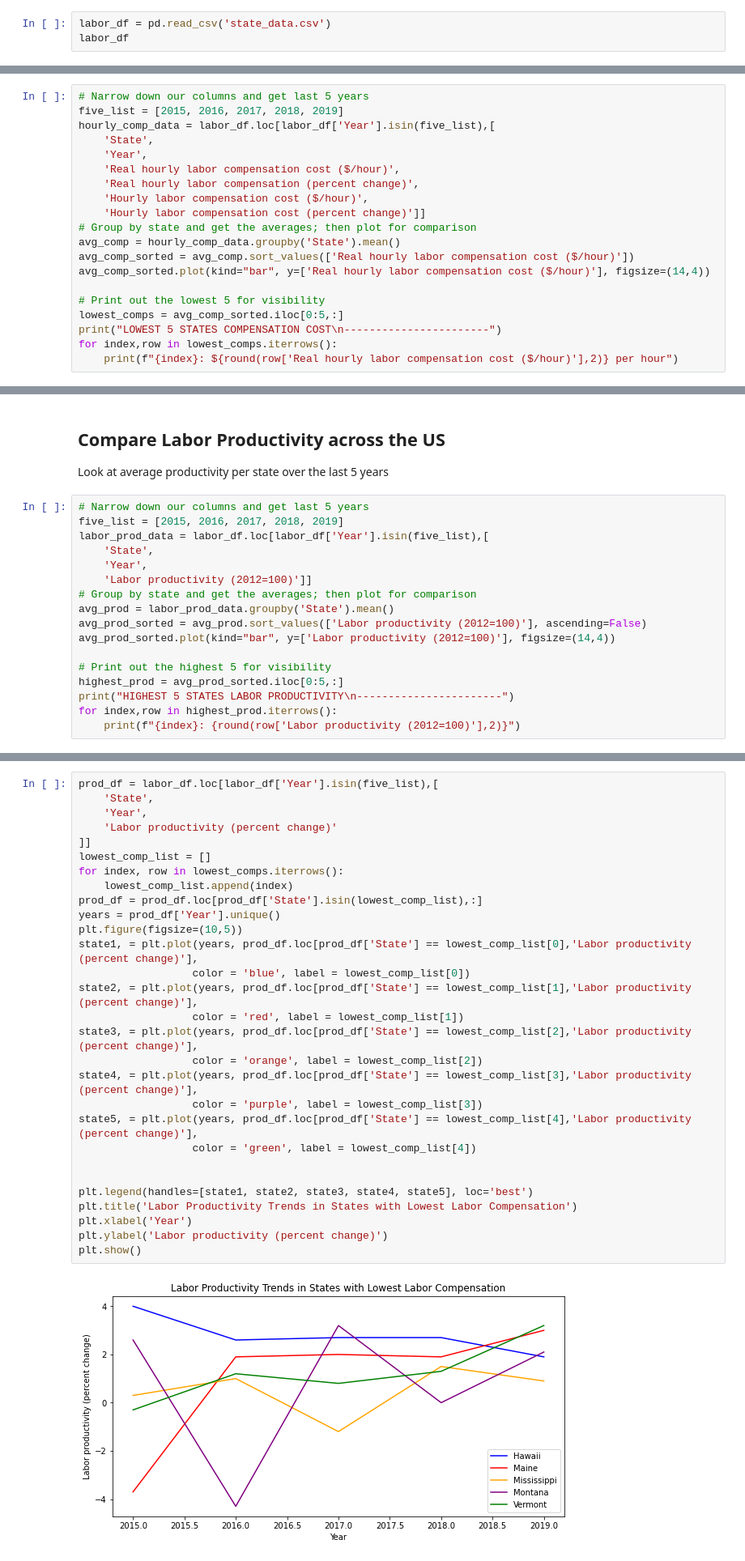
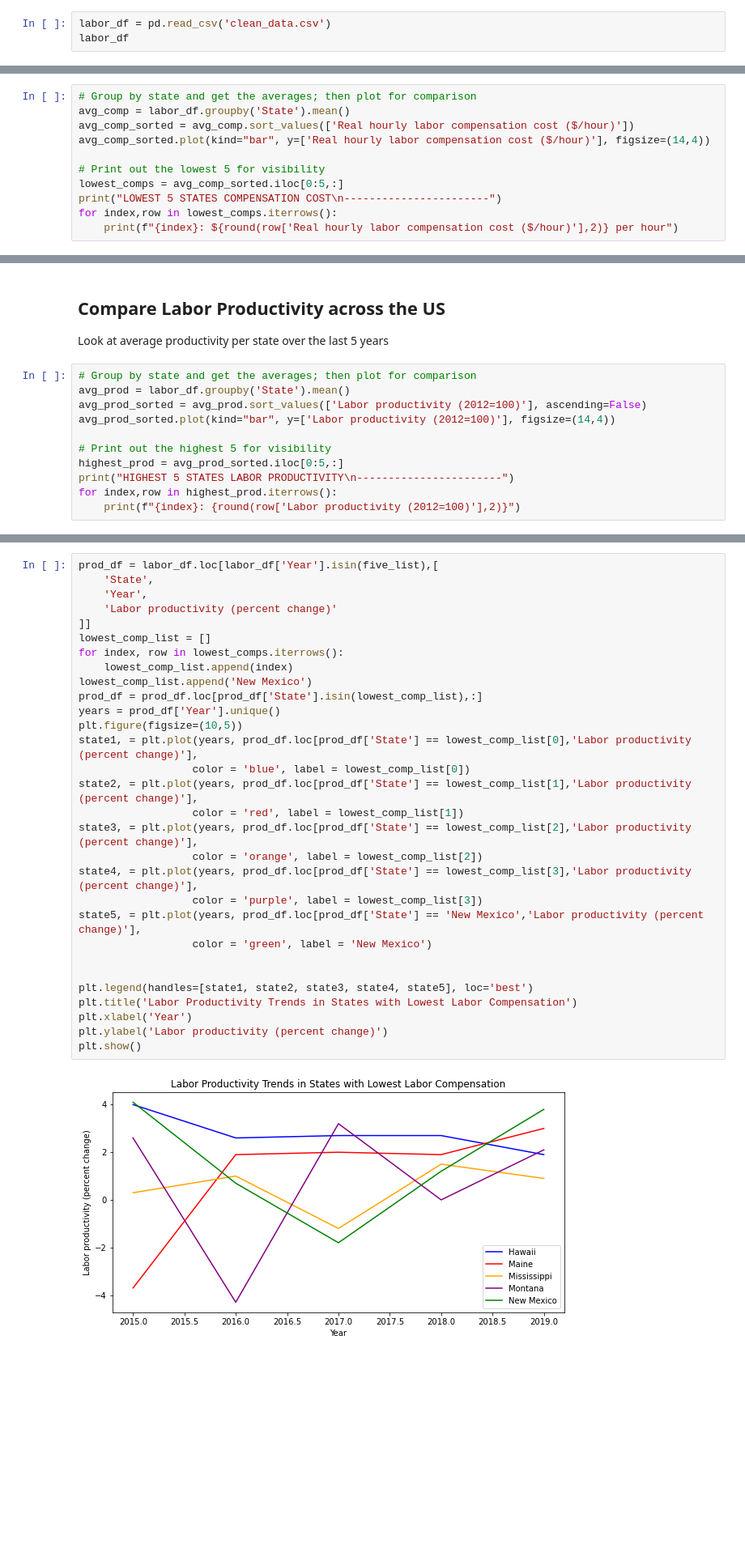
Before and after one commit to Blashford/Next-Factory-ACME, a Jupyter notebook: starter_notebook.ipynb, the cells around one changed output, grey strips where cells are left out. Shown at 81% size. Saved outputs shown, nothing was run; the diff lists cells and outputs as text; blank space fills up the shorter version.

Commit message:
Added data cleaning notebook and cleaned up starter notebook

```diff
--- a/starter_notebook.ipynb
+++ b/starter_notebook.ipynb
@@ -5,6 +5,6 @@ import matplotlib.pyplot as plt
 from scipy.stats import linregress
 import scipy.stats as st
 # %%
-labor_df = pd.read_csv('state_data.csv')
+labor_df = pd.read_csv('clean_data.csv')
 labor_df
 # %% [output]
@@ -45,17 +34,8 @@ Index(['State', 'Sector', 'Year', 'Employment (2012=100)',
 ## Compare Real Hourly Labor Compensation Cost ($/hour) across the US
 Look at average compensation per state over the last 5 years
 # %%
-# Narrow down our columns and get last 5 years
-five_list = [2015, 2016, 2017, 2018, 2019]
-hourly_comp_data = labor_df.loc[labor_df['Year'].isin(five_list),[
-    'State',
-    'Year',
-    'Real hourly labor compensation cost ($/hour)',
-    'Real hourly labor compensation (percent change)',
-    'Hourly labor compensation cost ($/hour)',
-    'Hourly labor compensation cost (percent change)']]
 # Group by state and get the averages; then plot for comparison
-avg_comp = hourly_comp_data.groupby('State').mean()
+avg_comp = labor_df.groupby('State').mean()
 avg_comp_sorted = avg_comp.sort_values(['Real hourly labor compensation cost ($/hour)'])
 avg_comp_sorted.plot(kind="bar", y=['Real hourly labor compensation cost ($/hour)'], figsize=(14,4))
 
@@ -77,14 +57,8 @@ Vermont: $31.99 per hour
 ## Compare Labor Productivity across the US
 Look at average productivity per state over the last 5 years
 # %%
-# Narrow down our columns and get last 5 years
-five_list = [2015, 2016, 2017, 2018, 2019]
-labor_prod_data = labor_df.loc[labor_df['Year'].isin(five_list),[
-    'State',
-    'Year',
-    'Labor productivity (2012=100)']]
 # Group by state and get the averages; then plot for comparison
-avg_prod = labor_prod_data.groupby('State').mean()
+avg_prod = labor_df.groupby('State').mean()
 avg_prod_sorted = avg_prod.sort_values(['Labor productivity (2012=100)'], ascending=False)
 avg_prod_sorted.plot(kind="bar", y=['Labor productivity (2012=100)'], figsize=(14,4))
 
@@ -105,32 +79,33 @@ Hawaii: 109.06
 # %%
 prod_df = labor_df.loc[labor_df['Year'].isin(five_list),[
     'State',
     'Year',
     'Labor productivity (percent change)'
 ]]
 lowest_comp_list = []
 for index, row in lowest_comps.iterrows():
     lowest_comp_list.append(index)
+lowest_comp_list.append('New Mexico')
 prod_df = prod_df.loc[prod_df['State'].isin(lowest_comp_list),:]
 years = prod_df['Year'].unique()
 plt.figure(figsize=(10,5))
 state1, = plt.plot(years, prod_df.loc[prod_df['State'] == lowest_comp_list[0],'Labor productivity (percent change)'],
                   color = 'blue', label = lowest_comp_list[0])
 state2, = plt.plot(years, prod_df.loc[prod_df['State'] == lowest_comp_list[1],'Labor productivity (percent change)'],
                   color = 'red', label = lowest_comp_list[1])
 state3, = plt.plot(years, prod_df.loc[prod_df['State'] == lowest_comp_list[2],'Labor productivity (percent change)'],
                   color = 'orange', label = lowest_comp_list[2])
 state4, = plt.plot(years, prod_df.loc[prod_df['State'] == lowest_comp_list[3],'Labor productivity (percent change)'],
                   color = 'purple', label = lowest_comp_list[3])
-state5, = plt.plot(years, prod_df.loc[prod_df['State'] == lowest_comp_list[4],'Labor productivity (percent change)'],
-                  color = 'green', label = lowest_comp_list[4])
+state5, = plt.plot(years, prod_df.loc[prod_df['State'] == 'New Mexico','Labor productivity (percent change)'],
+                  color = 'green', label = 'New Mexico')
 
 
 plt.legend(handles=[state1, state2, state3, state4, state5], loc='best')
 plt.title('Labor Productivity Trends in States with Lowest Labor Compensation')
 plt.xlabel('Year')
 plt.ylabel('Labor productivity (percent change)')
 plt.show()
 # %% [output]
-[figure, old version]
+[figure, new version]
 # %%
```
Also changed, not shown: parts of 18 cells of this notebook, 2 other files.
